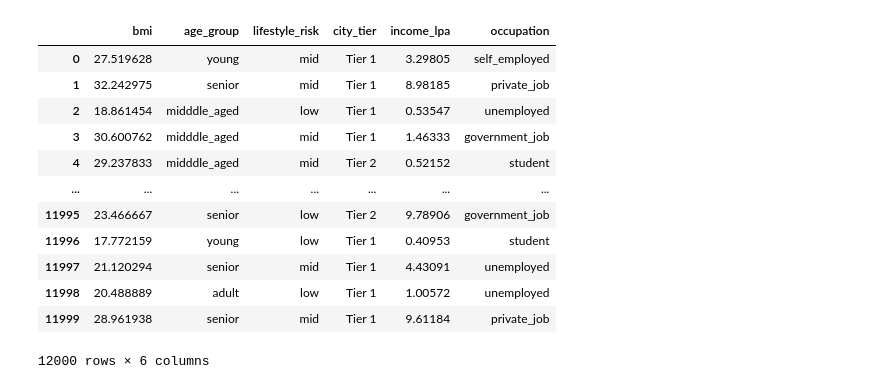
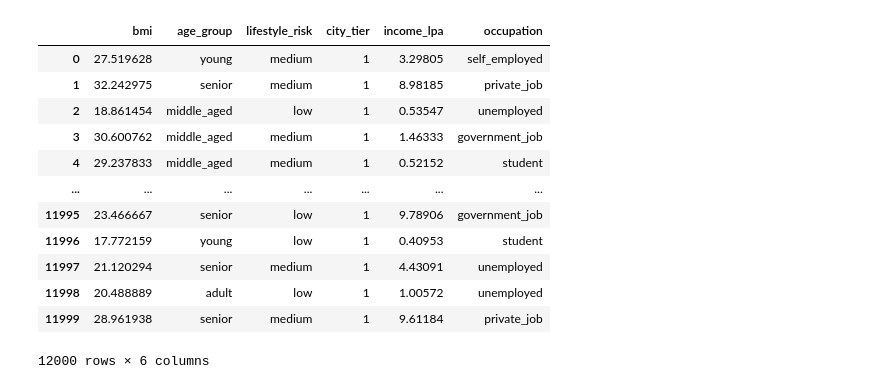
Before and after one commit to pawan-rai02/FastAPI, a Jupyter notebook: curd-fastapi/04_fastApi-ML.ipynb, the cells around one changed output. Saved outputs shown, nothing was run; the diff lists cells and outputs as text; code cells hidden in the pictures.

```diff
--- a/curd-fastapi/04_fastApi-ML.ipynb
+++ b/curd-fastapi/04_fastApi-ML.ipynb
@@ -29,11 +21,0 @@ df_feature['bmi'] = df_feature['weight'] / (df_feature['height'] ** 2)
-# %%
-# feature 2 age group
-def age_group(age):
-    if age < 25:
-        return 'young'
-    elif age < 45:
-        return 'adult'
-    elif age < 60:
-        return 'midddle_aged'
-    else:
-        return 'senior'
@@ -50,9 +21,0 @@ df_feature.head()
-# %%
-# feature 3 lifestyle risk
-def lifestyle_risk(row):
-    if row['smoker'] and row['bmi'] > 30:
-        return 'high'
-    elif row['smoker'] or row['bmi'] > 27:
-        return 'mid'
-    else:
-        return 'low'
@@ -106,19 +87,20 @@ df_feature.head()
 # %%
-x = df_feature[['bmi', 'age_group', 'lifestyle_risk', 'city_tier', 'income_lpa', 'occupation']]
-y = df_feature['insurance_premium_category']
+# Select features and target
+X = df_feat[["bmi", "age_group", "lifestyle_risk", "city_tier", "income_lpa", "occupation"]]
+y = df_feat["insurance_premium_category"]
+
+X
+# %% [output]
+|  | bmi | age_group | lifestyle_risk | city_tier | income_lpa | occupation |
+| 0 | 27.519628 | young | medium | 1 | 3.29805 | self_employed |
+| 1 | 32.242975 | senior | medium | 1 | 8.98185 | private_job |
+| 2 | 18.861454 | middle_aged | low | 1 | 0.53547 | unemployed |
+| 3 | 30.600762 | middle_aged | medium | 1 | 1.46333 | government_job |
+| 4 | 29.237833 | middle_aged | medium | 1 | 0.52152 | student |
+| ... | ... | ... | ... | ... | ... | ... |
+| 11995 | 23.466667 | senior | low | 1 | 9.78906 | government_job |
+| 11996 | 17.772159 | young | low | 1 | 0.40953 | student |
+| 11997 | 21.120294 | senior | medium | 1 | 4.43091 | unemployed |
+| 11998 | 20.488889 | adult | low | 1 | 1.00572 | unemployed |
+| 11999 | 28.961938 | senior | medium | 1 | 9.61184 | private_job |
+12000 rows × 6 columns
-# %%
-x
-# %% [output]
-|  | bmi | age_group | lifestyle_risk | city_tier | income_lpa | occupation |
-| 0 | 27.519628 | young | mid | Tier 1 | 3.29805 | self_employed |
-| 1 | 32.242975 | senior | mid | Tier 1 | 8.98185 | private_job |
-| 2 | 18.861454 | midddle_aged | low | Tier 1 | 0.53547 | unemployed |
-| 3 | 30.600762 | midddle_aged | mid | Tier 1 | 1.46333 | government_job |
-| 4 | 29.237833 | midddle_aged | mid | Tier 2 | 0.52152 | student |
-| ... | ... | ... | ... | ... | ... | ... |
-| 11995 | 23.466667 | senior | low | Tier 2 | 9.78906 | government_job |
-| 11996 | 17.772159 | young | low | Tier 1 | 0.40953 | student |
-| 11997 | 21.120294 | senior | mid | Tier 1 | 4.43091 | unemployed |
-| 11998 | 20.488889 | adult | low | Tier 1 | 1.00572 | unemployed |
-| 11999 | 28.961938 | senior | mid | Tier 1 | 9.61184 | private_job |
-12000 rows × 6 columns
```
Also changed, not shown: parts of 20 cells of this notebook, 4 other files.
